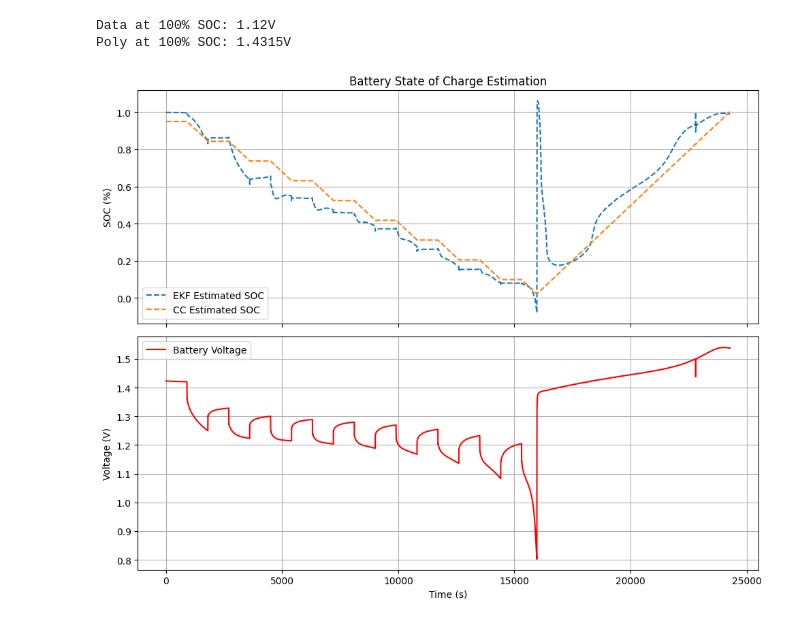
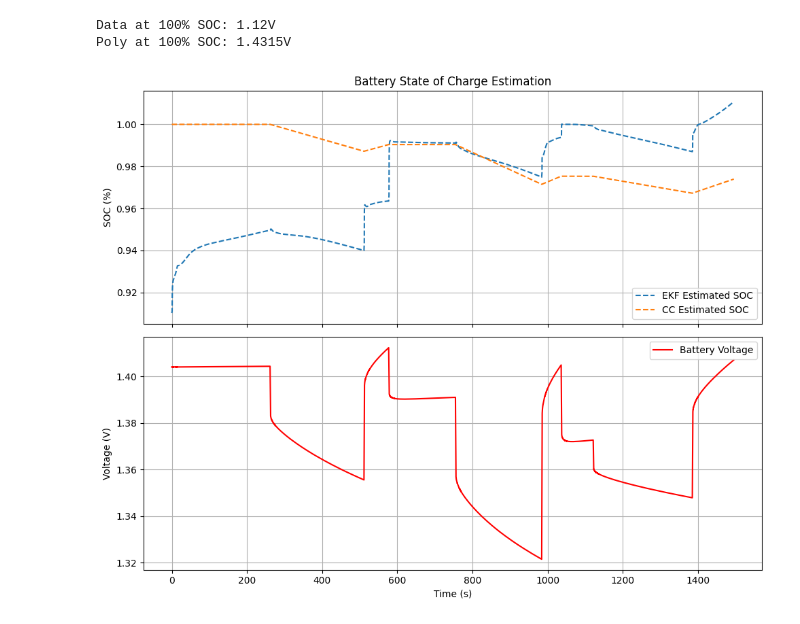
Before and after one commit to Triangleman1/ICASL_test_code, a Jupyter notebook: 585_SOC_Estimation/SOC_Algorithm.ipynb, the cells around one changed output. Cells and saved outputs as stored; diff of their text form; code cells hidden in the pictures.

```diff
--- a/585_SOC_Estimation/SOC_Algorithm.ipynb
+++ b/585_SOC_Estimation/SOC_Algorithm.ipynb
@@ -84,9 +262,9 @@ Poly at 100% SOC: 1.4315V
 # %%
-from EKF_Algorithm import BatteryEKF
+#from EKF_Algorithm import BatteryEKF
 
 #df1 = pd.read_csv("Test_1/complete.csv")
-#df2 = pd.read_csv("Charging_with_stops/complete.csv")
-df2 = pd.read_csv("Charging_combined/complete.csv")
+df2 = pd.read_csv("Charging_with_stops/complete.csv")
+#df2 = pd.read_csv("Charging_combined/complete.csv")
 #df1 = pd.read_csv("Discharging_3/complete.csv")
 df1 = pd.read_csv("Discharging_2_truncated/complete.csv")
 
@@ -95,7 +273,7 @@ df2_adjusted = df2.copy()
 df2_adjusted["times"] = df2["times"] + time_offset
 
 df = pd.concat([df1, df2_adjusted], ignore_index=True)
-
+df = pd.read_csv("SOC_TEST/complete.csv")
 
 df_discharge = pd.read_csv("Discharging_2/BAT_ECM_2.csv")
 df_charge = pd.read_csv("Charging_with_stops/BAT_ECM_Charge.csv")
@@ -105,7 +283,7 @@ capacity = 2.35
 ekf = BatteryEKF(df_charge, df_discharge, capacity)
 estimated_soc = []
 CC_soc = []
-init_soc =.95
+init_soc =1
 v_start = df['voltage'][0]
 ekf.initialize_soc(v_start, df_charge["SOC"].values, df_charge["OCV"].values)
 #ekf.initialize_soc(v_start, df_discharge["SOC"].values, df_discharge["OCV"].values)
@@ -124,31 +302,31 @@ for i in range(len(df)):
         rest_duration += dt
     else:
         rest_duration = 0
     # Only run predict/update if dt is valid (prevents errors from duplicate timestamps)
     if dt > 0:
         ekf.predict(-df["current"][i], dt)
         soc = ekf.update(df["voltage"][i], -df["current"][i], rest_duration)
         estimated_soc.append(soc)
     else:
         estimated_soc.append(estimated_soc[-1]) # Keep last value
 
 fig, (ax1, ax2) = plt.subplots(2, 1, figsize=(10, 8), sharex=True)
 
 # Plot 1: SOC (Top)
 ax1.plot(df["times"], estimated_soc, '--', label='EKF Estimated SOC')
 ax1.plot(df["times"], CC_soc, '--', label='CC Estimated SOC')
 ax1.set_ylabel('SOC (%)')
 ax1.legend()
 ax1.grid()
 ax1.set_title('Battery State of Charge Estimation')
 
 # Plot 2: Voltage (Bottom)
 ax2.plot(df["times"], df['voltage'], 'r-', label='Battery Voltage') # Changed color to red for clarity
 ax2.set_ylabel('Voltage (V)')
 ax2.set_xlabel('Time (s)')
 ax2.legend()
 ax2.grid()
 plt.tight_layout() # Prevents labels from overlapping
 plt.show()
 # %% [output]
-[figure, old version]
+[figure, new version]
```
Also changed, not shown: parts of 1 cell of this notebook, 1 other file.
